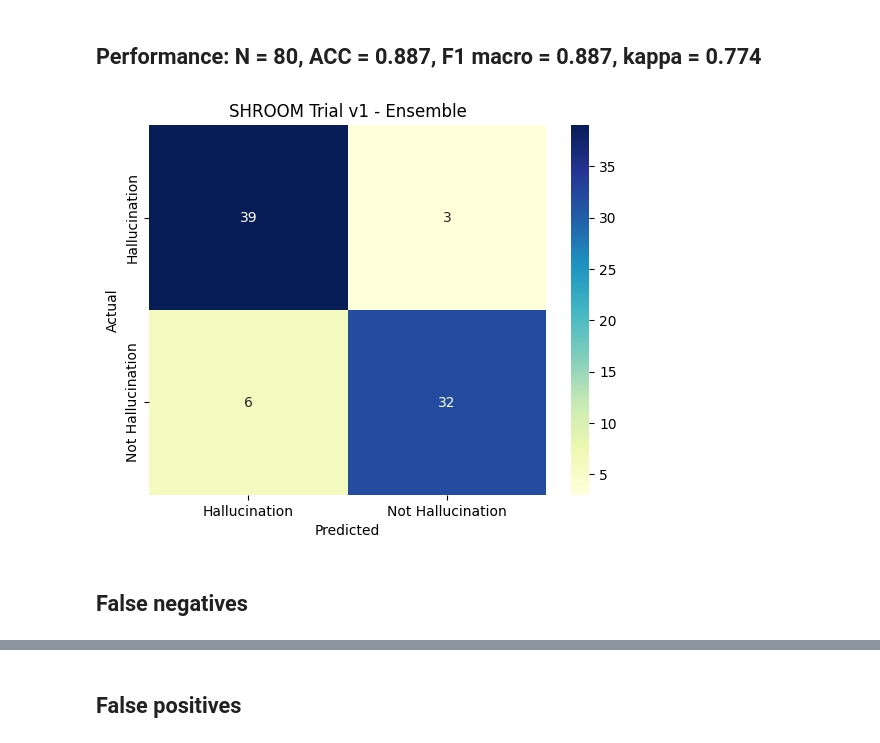
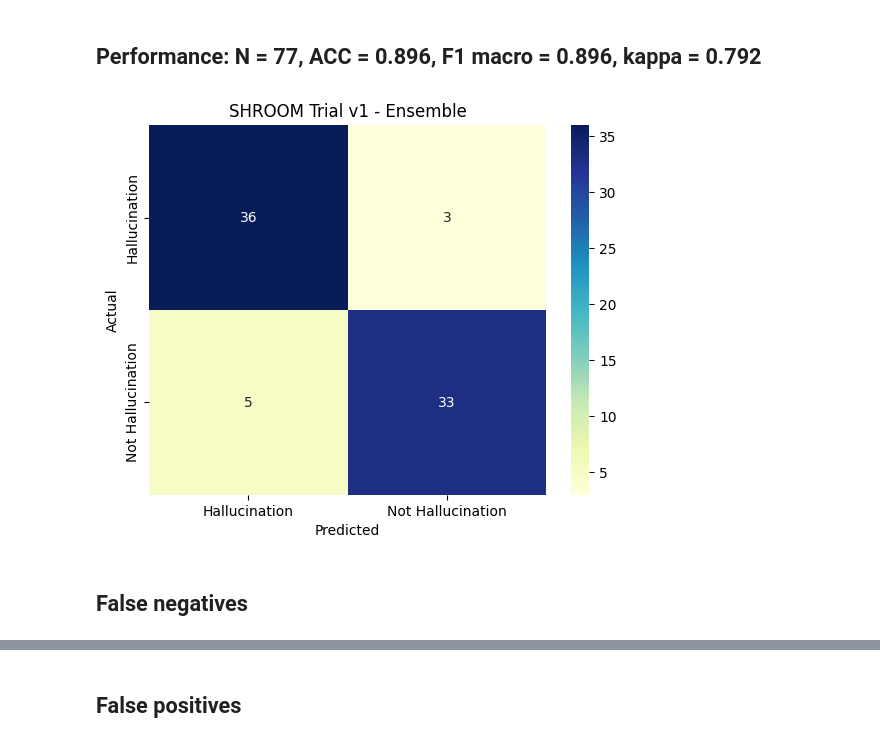
Before and after one commit to bradleypallen/shroom, a Jupyter notebook: shroom_trial-v1_metrics_ensemble.ipynb, the cells around one changed output, grey strips where cells are left out. Drawn from its saved outputs; the diff is of its cells as text; code cells hidden in the pictures.

Commit message:
Increased ensemble t to 0.7

```diff
--- a/shroom_trial-v1_metrics_ensemble.ipynb
+++ b/shroom_trial-v1_metrics_ensemble.ipynb
@@ -2,34 +2,34 @@
 import json, pycm, pandas as pd, matplotlib.pyplot as plt, seaborn as sns
 from IPython.display import display, Markdown
 # %%
-datapoints = json.load(open('results_trial-v1_ensemble_version_2.json', 'r'))
+datapoints = json.load(open('results_trial-v1_ensemble_version_3_t0.7.json', 'r'))
 datapoints = [ dp for dp in datapoints if "predicted" in dp ]
 results = pd.DataFrame.from_records(datapoints)
 cm = pycm.ConfusionMatrix(results["label"].tolist(), results["predicted"].tolist(), digit=2, classes=[ 'Hallucination', 'Not Hallucination' ])
 
 display(Markdown(f'## Performance: N = {cm.POP["Hallucination"]}, ACC = {cm.ACC["Hallucination"]:.3f}, F1 macro = {cm.F1_Macro:.3f}, kappa = {cm.Kappa:.3f}'))
 df_cm = pd.DataFrame(cm.matrix).T.fillna(0)
 ax = sns.heatmap(df_cm, annot=True, fmt='d', cmap="YlGnBu")
 ax.set_title("SHROOM Trial v1 - Ensemble")
 ax.set(xlabel='Predicted', ylabel='Actual')
 plt.show()
 
 def display_errors(results):
     fns = results[((results["label"] == 'Hallucination') & (results["predicted"] == 'Not Hallucination'))]
     if len(fns) > 0:
         fns_styler = fns.style.set_properties(**{"text-align": "left", "vertical-align" : "top", "overflow-wrap": "break-word"}).hide(axis="index")
         display(Markdown(f'## False negatives'))
         display(fns_styler)
     fps = results[((results["label"] == 'Not Hallucination') & (results["predicted"] == 'Hallucination'))]
     if len(fps) > 0:
         fps_styler = fps.style.set_properties(**{"text-align": "left", "vertical-align" : "top", "overflow-wrap": "break-word"}).hide(axis="index")
         display(Markdown(f'## False positives'))
         display(fps_styler)
 
 display_errors(results)
 # %% [output]
-## Performance: N = 80, ACC = 0.887, F1 macro = 0.887, kappa = 0.774
+## Performance: N = 77, ACC = 0.896, F1 macro = 0.896, kappa = 0.792
-[figure, old version]
+[figure, new version]
 ## False negatives
 | hyp | ref | src | tgt | model | task | labels | label | p(Hallucination) | predictions | ... |
 | That is a safer way to travel. | either | A lot safer that way. | Because it’s safer. | tuner007/pegasus_paraphrase | PG | ['Hallucination', 'Hallucination'... | Hallucination | 1.000000 | ['Not Hallucination', 'Not Halluc... | ... |
```
Also changed, not shown: parts of 3 cells of this notebook, 1 other file.
